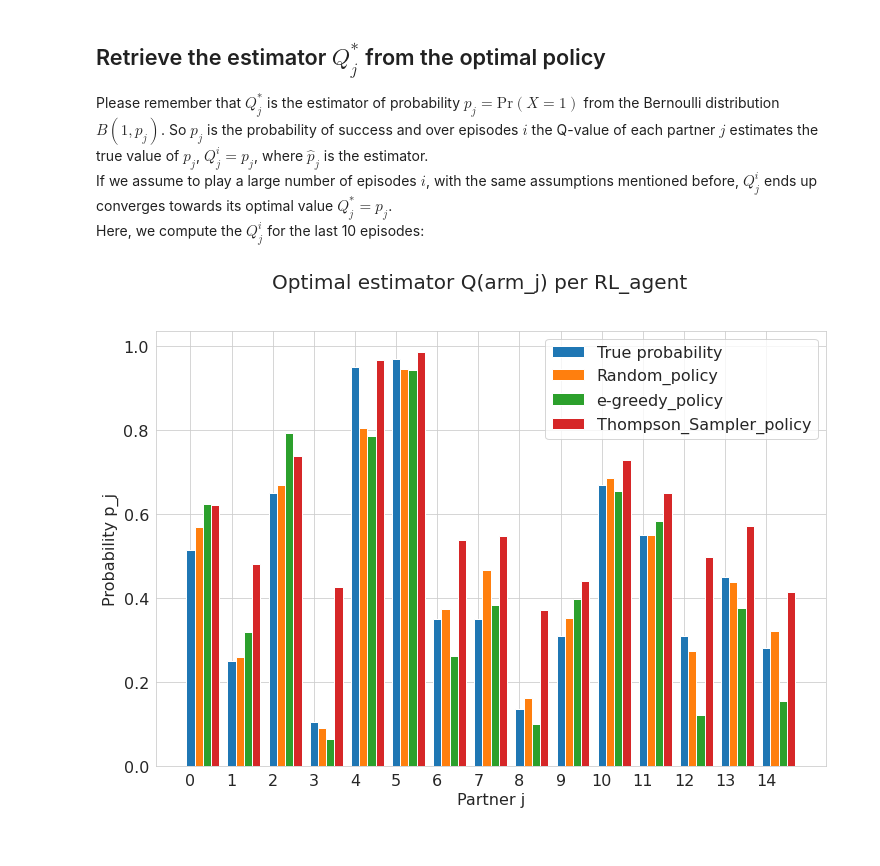
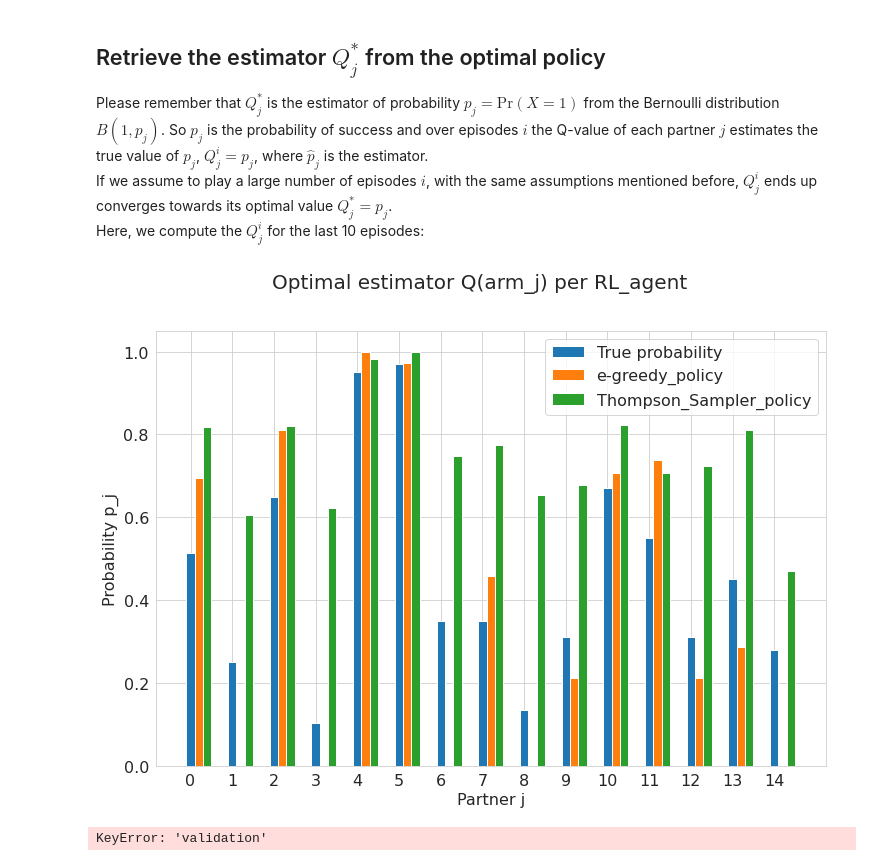
Before and after one commit to tabsa/P2P_market_MAD, a Jupyter notebook: Data_analysis_and_Policy.ipynb, the cells around one changed output. Saved outputs shown, nothing was run; the diff lists cells and outputs as text; code cells hidden in the pictures.

Commit message:
Results of the new feature

```diff
--- a/Data_analysis_and_Policy.ipynb
+++ b/Data_analysis_and_Policy.ipynb
@@ -18,7 +18,7 @@ Start with upload the simulations done for the Informs talk that shows the first
 # %%
 # Read pickle file
 wok_dir = Path.cwd() / 'results/'
-filename = 'sim_results_fixed_target_15_validation.pkl'
+filename = 'sim_results_fixed_target_15_batch_improve.pkl'
 path_file = wok_dir / filename
 data = pkl.load(open(path_file, 'rb')) # Read file
 # Plot parameters
@@ -218,24 +225,24 @@ Here, we compute the $Q^i_j$ for the last 10 episodes:
 # %%
 arm_info = data['simulation']['environment'].offers_info # 2-D array with info per arm (col dim: 0-Energy_j,
                                                          # 1-price_j, 2-Probability_j)
 true_p_j = arm_info[:,2] # True probability p_j
 poli_distr = data['policy_dist'] # List with Q_arm_j per agent. Each list element is a 3-D array (epi x arms_j x feat)
 outcome = data['outcome']
-ag_id = [0, 1, 2] # List of RL_agents to analyse
+ag_id = [1, 2] # List of RL_agents to analyse
 label = data['agents']['id']
 # Call the plot function
 fig, ax = plot_final_probability(poli_distr, outcome, ag_id, true_p_j, label, width=0.2,size=(12,8))
 # Set labels and legend
 ax.set_xlabel(xlabel='Partner j', fontsize=ax_size)
 ax.set_ylabel(ylabel='Probability p_j', fontsize=ax_size)
 ax.tick_params(axis='x', labelsize=ax_size)
 ax.tick_params(axis='y', labelsize=ax_size)
 ax.legend(fontsize=ax_size)
 # Set title
 fig.suptitle('Optimal estimator Q(arm_j) per RL_agent', fontsize=20)
 plt.show()
 # %% [output]
-[figure, old version]
+[figure, new version]
 # %%
 ag_id = 0
 df_score = data['outcome']
@@ -248,3 +255,5 @@ for e in range(epi):
     aux = ag_pol_sol[0, 0:end_step[e], e] if e == 0 else np.hstack((aux, ag_pol_sol[0, 0:end_step[e], e]))
 
 plt.hist(aux, density=False, bins=15)
+# %% [output]
+KeyError: 'validation'
```
Also changed, not shown: parts of 5 cells of this notebook, 2 other files.
